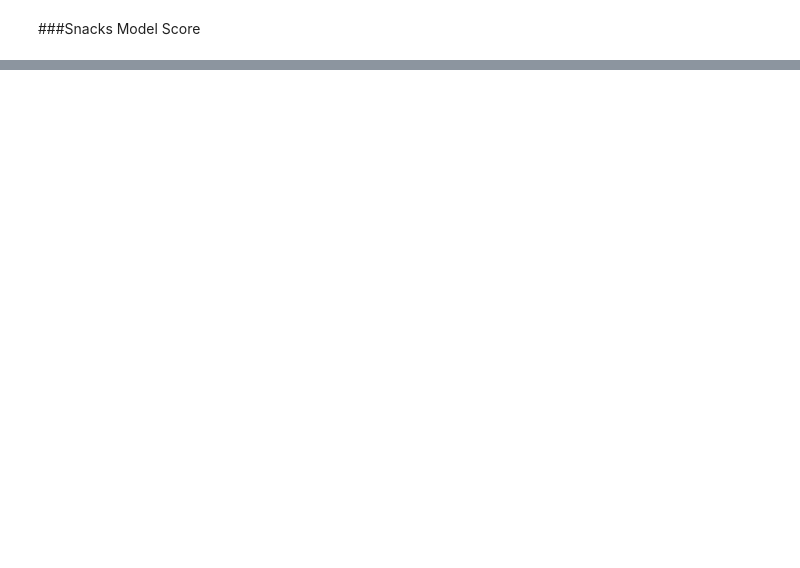
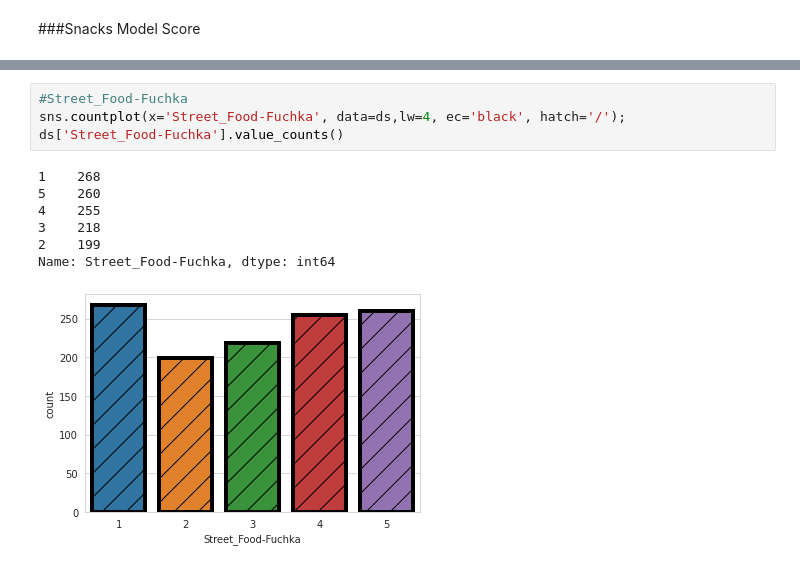
Before and after one commit to tofael950/Food, a Jupyter notebook: Food_Project_.ipynb, the cells around one changed output, grey strips where cells are left out. Cells and saved outputs as stored; diff of their text form; blank space fills up the shorter version.

```diff
--- a/Food_Project_.ipynb
+++ b/Food_Project_.ipynb
@@ -2387,0 +2423,12 @@ plt.show()
+# %%
+#Street_Food-Fuchka
+sns.countplot(x='Street_Food-Fuchka', data=ds,lw=4, ec='black', hatch='/');
+ds['Street_Food-Fuchka'].value_counts()
+# %% [output]
+1    268
+5    260
+4    255
+3    218
+2    199
+Name: Street_Food-Fuchka, dtype: int64
+[figure, added]
```
Also changed, not shown: parts of 209 cells of this notebook.
